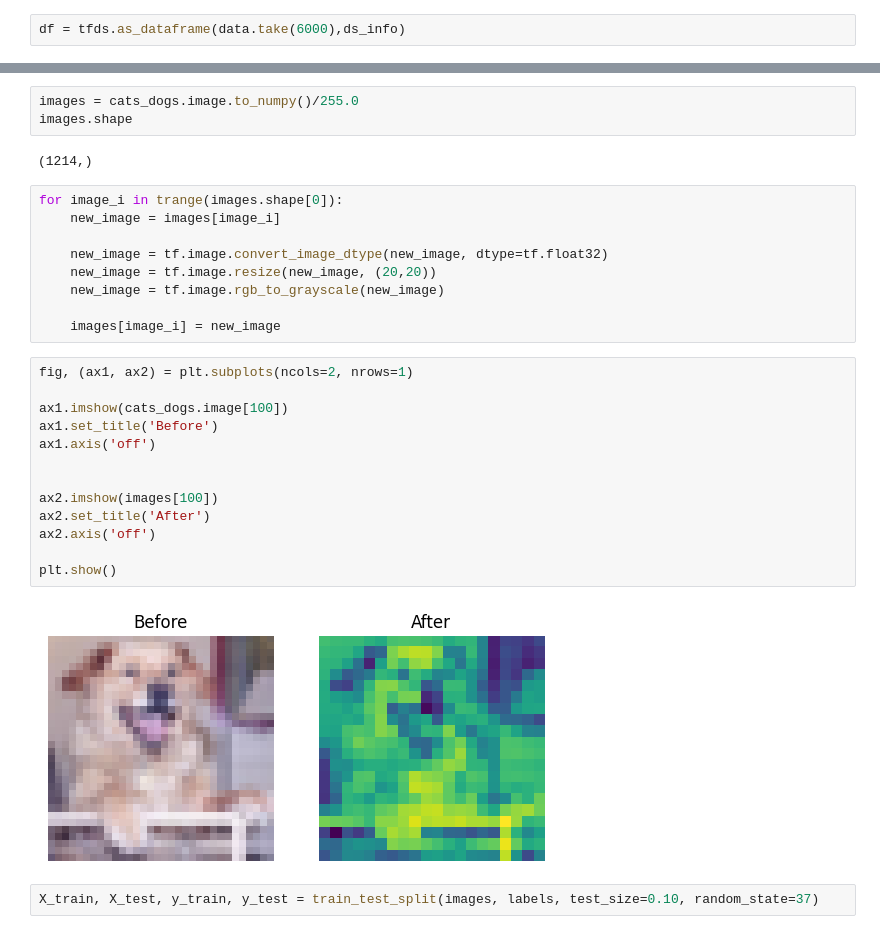
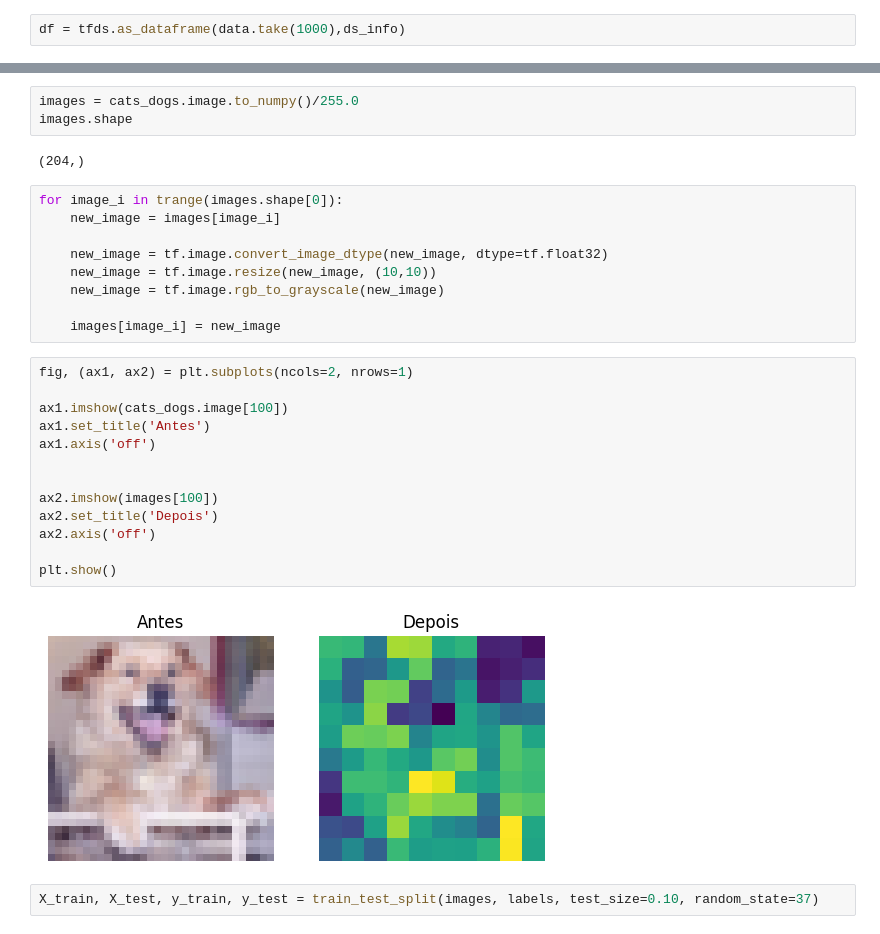
Before and after one commit to Dpbm/qml-course, a Jupyter notebook: qiskit/quantum.ipynb, the cells around one changed output, grey strips where cells are left out. Cells and saved outputs as stored; diff of their text form.

```diff
--- a/qiskit/quantum.ipynb
+++ b/qiskit/quantum.ipynb
@@ -20,4 +37,4 @@ I0000 00:00:1730312764.922745   64797 cuda_executor.cc:1015] successful NUMA nod
 Skipping registering GPU devices...
 # %%
-df = tfds.as_dataframe(data.take(6000),ds_info)
+df = tfds.as_dataframe(data.take(1000),ds_info)
 # %% [output]
@@ -37,30 +64,30 @@ array([5, 3, 3, ..., 5, 3, 5], dtype=uint8)
 images = cats_dogs.image.to_numpy()/255.0
 images.shape
 # %% [output]
-(1214,)
+(204,)
 # %%
 for image_i in trange(images.shape[0]):
     new_image = images[image_i]
 
     new_image = tf.image.convert_image_dtype(new_image, dtype=tf.float32)
-    new_image = tf.image.resize(new_image, (20,20))
+    new_image = tf.image.resize(new_image, (10,10))
     new_image = tf.image.rgb_to_grayscale(new_image)
 
     images[image_i] = new_image
 # %%
 fig, (ax1, ax2) = plt.subplots(ncols=2, nrows=1)
 
 ax1.imshow(cats_dogs.image[100])
-ax1.set_title('Before')
+ax1.set_title('Antes')
 ax1.axis('off')
 
 
 ax2.imshow(images[100])
-ax2.set_title('After')
+ax2.set_title('Depois')
 ax2.axis('off')
 
 plt.show()
 # %% [output]
-[figure, old version]
+[figure, new version]
 # %%
 X_train, X_test, y_train, y_test = train_test_split(images, labels, test_size=0.10, random_state=37)
```
Also changed, not shown: parts of 11 cells of this notebook, 3 other files.
